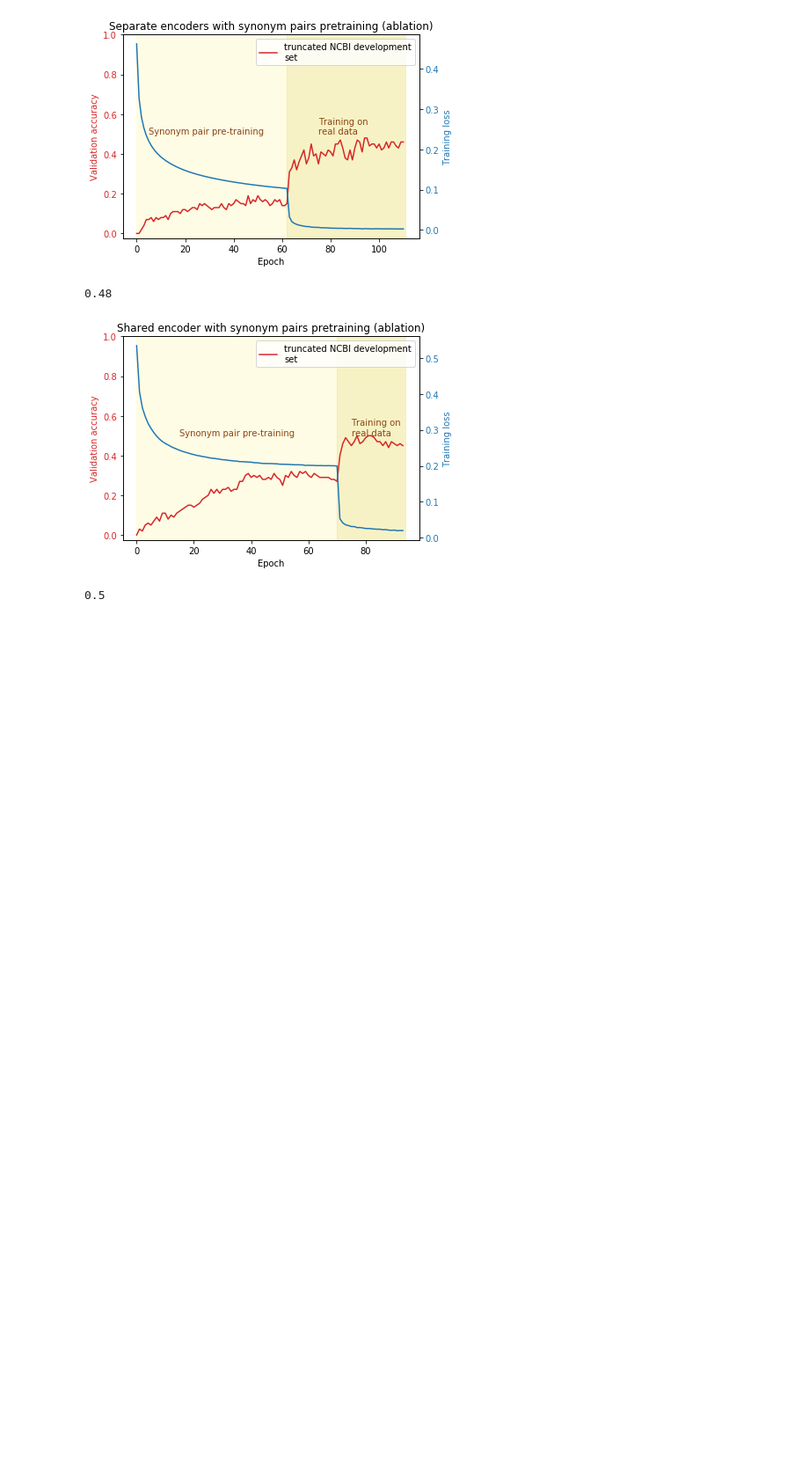
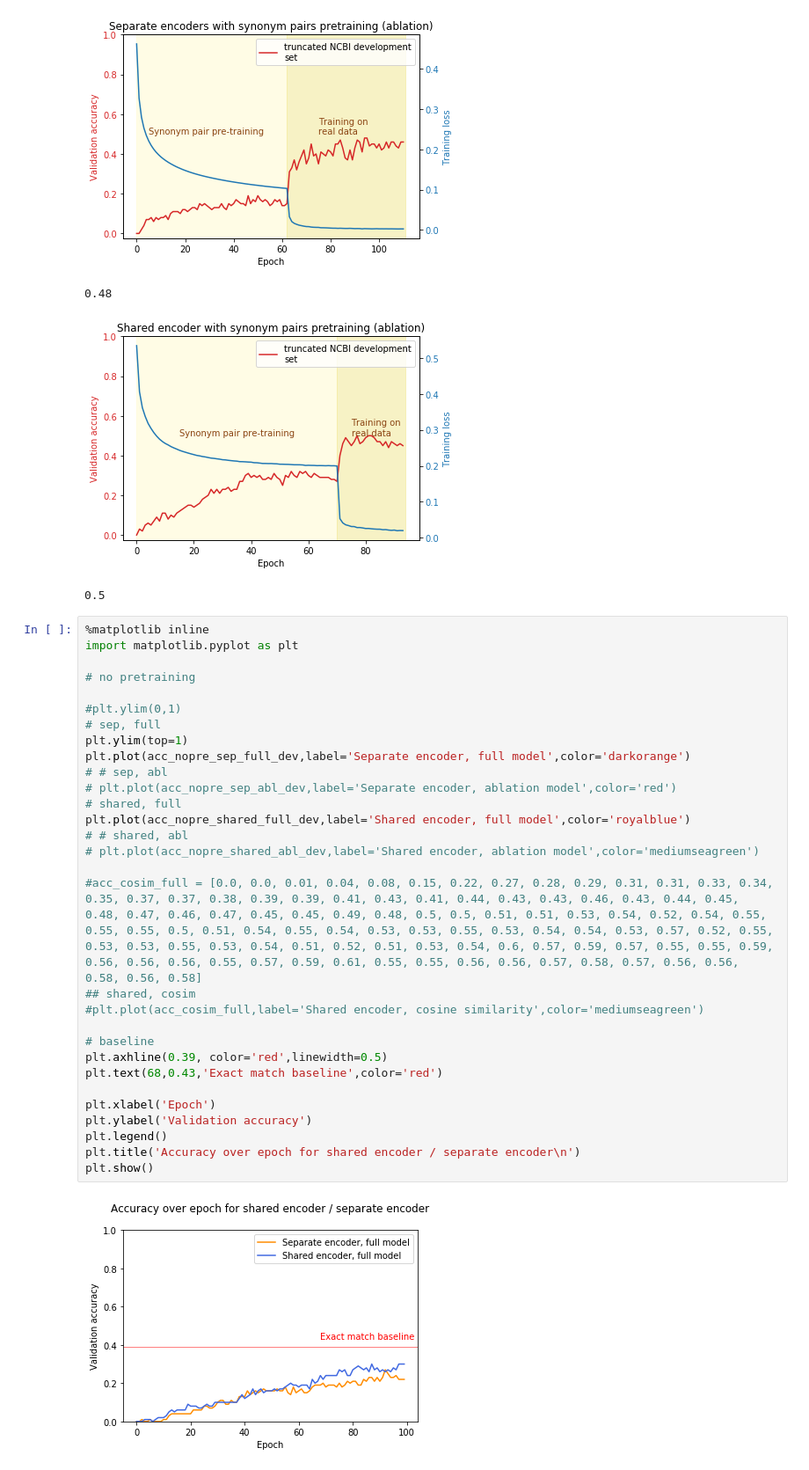
Before and after one commit to fshdnc/disease_normalization, a Jupyter notebook: src/expt_pretraining.ipynb, the cells around one changed output. Shown at 88% size. Saved outputs shown, nothing was run; the diff lists cells and outputs as text; blank space fills up the shorter version.

Commit message:
more figures

```diff
--- a/src/expt_pretraining.ipynb
+++ b/src/expt_pretraining.ipynb
@@ -454,3 +454,35 @@ print('\n{0}\n'.format(max(acc_syn_shared_abl_dev_pretraining+acc_syn_shared_abl
 0.48
 [figure]
 0.5
+# %%
+%matplotlib inline
+import matplotlib.pyplot as plt
+
+# no pretraining
+
+#plt.ylim(0,1)
+# sep, full
+plt.ylim(top=1)
+plt.plot(acc_nopre_sep_full_dev,label='Separate encoder, full model',color='darkorange')
+# # sep, abl
+# plt.plot(acc_nopre_sep_abl_dev,label='Separate encoder, ablation model',color='red')
+# shared, full
+plt.plot(acc_nopre_shared_full_dev,label='Shared encoder, full model',color='royalblue')
+# # shared, abl
+# plt.plot(acc_nopre_shared_abl_dev,label='Shared encoder, ablation model',color='mediumseagreen')
+
+#acc_cosim_full = [0.0, 0.0, 0.01, 0.04, 0.08, 0.15, 0.22, 0.27, 0.28, 0.29, 0.31, 0.31, 0.33, 0.34, 0.35, 0.37, 0.37, 0.38, 0.39, 0.39, 0.41, 0.43, 0.41, 0.44, 0.43, 0.43, 0.46, 0.43, 0.44, 0.45, 0.48, 0.47, 0.46, 0.47, 0.45, 0.45, 0.49, 0.48, 0.5, 0.5, 0.51, 0.51, 0.53, 0.54, 0.52, 0.54, 0.55, 0.55, 0.55, 0.5, 0.51, 0.54, 0.55, 0.54, 0.53, 0.53, 0.55, 0.53, 0.54, 0.54, 0.53, 0.57, 0.52, 0.55, 0.53, 0.53, 0.55, 0.53, 0.54, 0.51, 0.52, 0.51, 0.53, 0.54, 0.6, 0.57, 0.59, 0.57, 0.55, 0.55, 0.59, 0.56, 0.56, 0.56, 0.55, 0.57, 0.59, 0.61, 0.55, 0.55, 0.56, 0.56, 0.57, 0.58, 0.57, 0.56, 0.56, 0.58, 0.56, 0.58]
+## shared, cosim
+#plt.plot(acc_cosim_full,label='Shared encoder, cosine similarity',color='mediumseagreen')
+
+# baseline
+plt.axhline(0.39, color='red',linewidth=0.5)
+plt.text(68,0.43,'Exact match baseline',color='red')
+
+plt.xlabel('Epoch')
+plt.ylabel('Validation accuracy')
+plt.legend()
+plt.title('Accuracy over epoch for shared encoder / separate encoder\n')
+plt.show()
+# %% [output]
+[figure, added]
```
Also changed, not shown: parts of 2 cells of this notebook, 1 other file.
